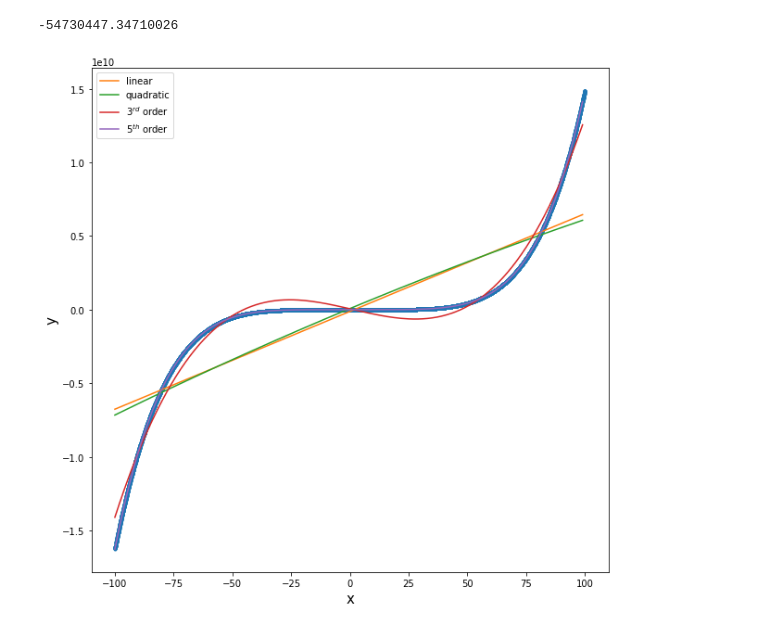
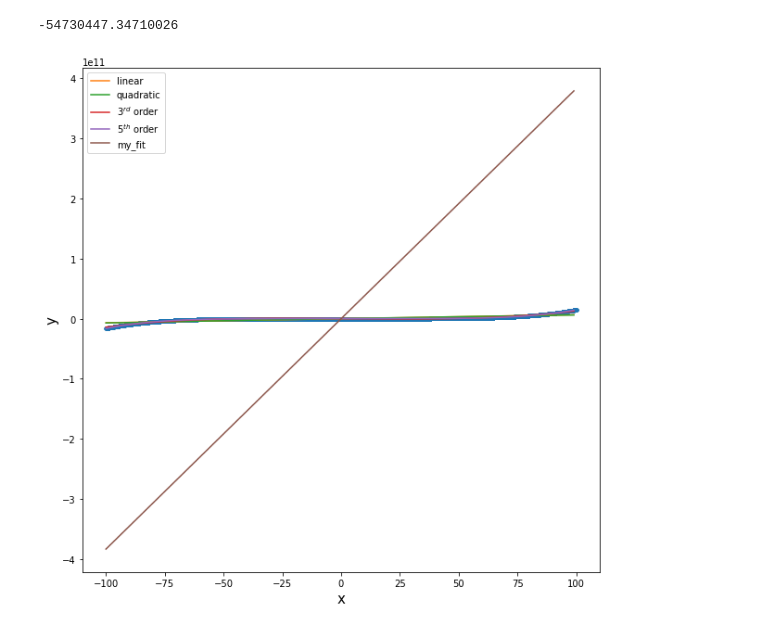
Before and after one commit to mknorps/QuantumLab, a Jupyter notebook: src/EDA.ipynb, the cells around one changed output. Cells and saved outputs as stored; diff of their text form; code cells hidden in the pictures.

```diff
--- a/src/EDA.ipynb
+++ b/src/EDA.ipynb
@@ -61,16 +61,19 @@ y2= [polynomial(fit2)(v) for v in x]
 y3= [polynomial(fit3)(v) for v in x]
 y5= [polynomial(fit5)(v) for v in x]
 y7= [polynomial(fit7)(v) for v in x]
+
+my_fit = [polynomial([ 50 -1.92047919e+04,  3.83396681e+09, -1.01869659e+08])(v) for v in x]
 # %%
 plt.figure(figsize=(10,10))
 plt.plot(points[:,0], points[:,1], linestyle='none', marker='.')
 plt.plot(x,y1, label='linear')
 plt.plot(x,y2, label='quadratic')
 plt.plot(x,y3, label='$3^{rd}$ order')
 plt.plot(x,y5, label='$5^{th}$ order')
+plt.plot(x,my_fit, label='my_fit')
 plt.xlabel('x', fontsize=15)
 plt.ylabel('y', fontsize=15)
 plt.legend()
 plt.savefig('data.png')
 # %% [output]
-[figure, old version]
+[figure, new version]
```
Also changed, not shown: 12 other files.
